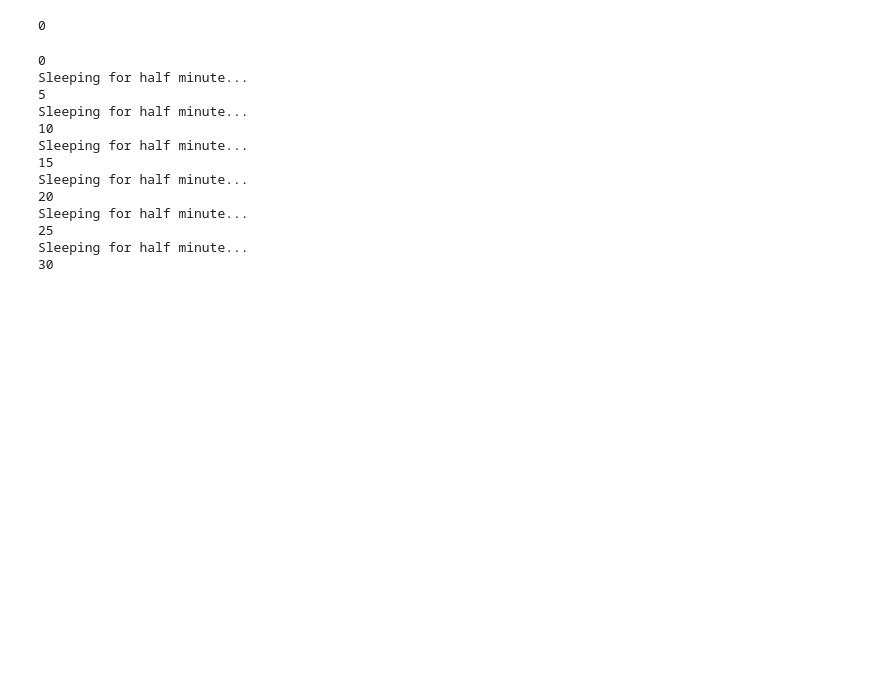
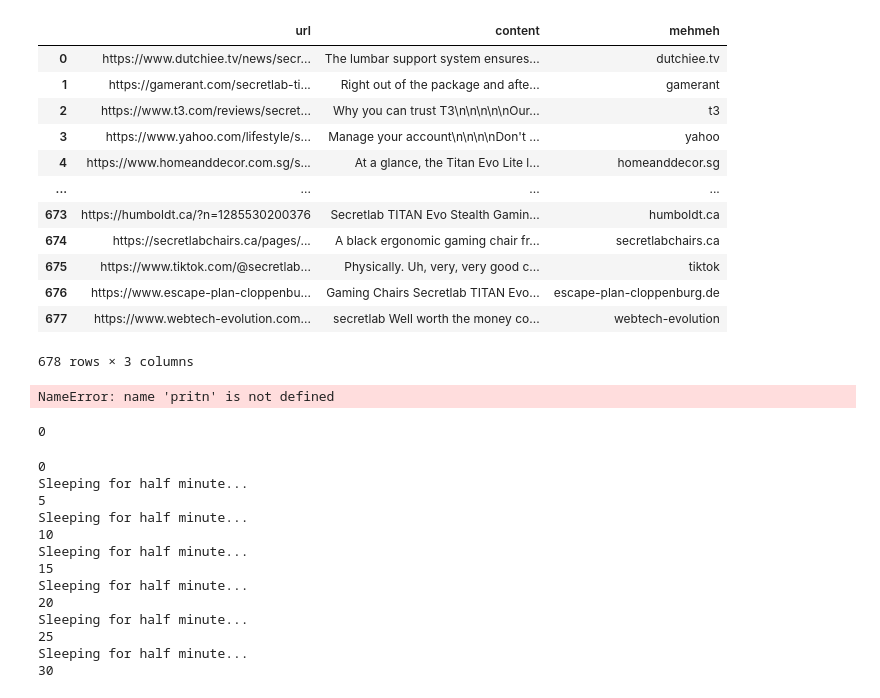
Before and after one commit to Dlairay/product_research, a Jupyter notebook: data_analysis.ipynb, the cells around one changed output. Drawn from its saved outputs; the diff is of its cells as text; code cells hidden in the pictures; blank space fills up the shorter version.

```diff
--- a/data_analysis.ipynb
+++ b/data_analysis.ipynb
@@ -24,0 +38,9 @@ df7 = pd.read_csv("data2/gamingchair7.csv")
+# %%
+def remove_com(mehmeh):
+    return mehmeh.replace(".com","")
+# %%
+df["mehmeh"] = df["url"].apply(extract_domain)
+# %%
+df["mehmeh"] = df["mehmeh"].apply(remove_com)
+# %%
+df["mehmeh"] = df["mehmeh"].replace(".com","")
@@ -25,3 +62,23 @@ df7 = pd.read_csv("data2/gamingchair7.csv")
+# %%
+df
+# %% [output]
+|  | url | content | mehmeh |
+| 0 | https://www.dutchiee.tv/news/secr... | The lumbar support system ensures... | dutchiee.tv |
+| 1 | https://gamerant.com/secretlab-ti... | Right out of the package and afte... | gamerant |
+| 2 | https://www.t3.com/reviews/secret... | Why you can trust T3\n\n\n\n\nOur... | t3 |
+| 3 | https://www.yahoo.com/lifestyle/s... | Manage your account\n\n\n\nDon't ... | yahoo |
+| 4 | https://www.homeanddecor.com.sg/s... | At a glance, the Titan Evo Lite l... | homeanddecor.sg |
+| ... | ... | ... | ... |
+| 673 | https://humboldt.ca/?n=1285530200376 | Secretlab TITAN Evo Stealth Gamin... | humboldt.ca |
+| 674 | https://secretlabchairs.ca/pages/... | A black ergonomic gaming chair fr... | secretlabchairs.ca |
+| 675 | https://www.tiktok.com/@secretlab... | Physically. Uh, very, very good c... | tiktok |
+| 676 | https://www.escape-plan-cloppenbu... | Gaming Chairs Secretlab TITAN Evo... | escape-plan-cloppenburg.de |
+| 677 | https://www.webtech-evolution.com... | secretlab Well worth the money co... | webtech-evolution |
+678 rows × 3 columns
+# %%
+pritn(xxxxxxx)
+# %% [output]
+NameError: name 'pritn' is not defined
 # %%
 # df = df.reset_index()
 # %%
```
Also changed, not shown: parts of 4 cells of this notebook, 6 other files.
